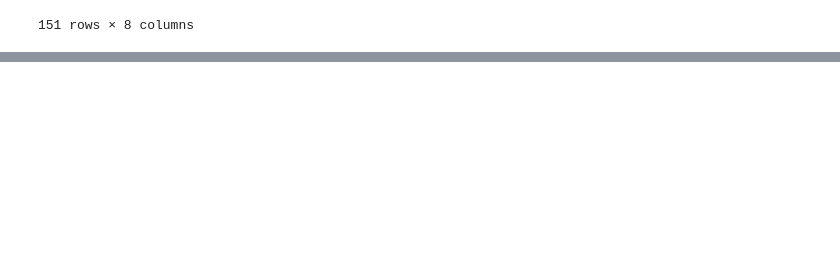
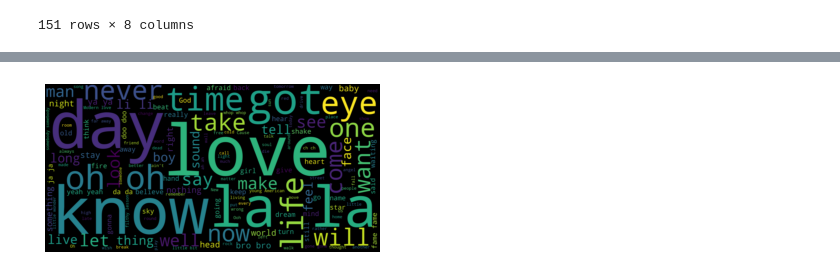
Before and after one commit to v-tao/bowiebot, a Jupyter notebook: Bowie Bot.ipynb, the cells around one changed output, grey strips where cells are left out. Saved outputs shown, nothing was run; the diff lists cells and outputs as text; code cells hidden in the pictures; blank space fills up the shorter version.

Commit message:
added word cloud

```diff
--- a/Bowie Bot.ipynb
+++ b/Bowie Bot.ipynb
@@ -152,3 +140,12 @@ fig = px.line(df2, x="Index", y="Percent Unique", title='Percent Unique Words')
 fig.show()
 # %% [output]
 [interactive output not drawn]
+# %%
+all_songs = "".join([song.text for song in data.songs])
+wordcloud = WordCloud(scale=10).generate(all_songs)
+plt.figure()
+plt.imshow(wordcloud, interpolation="bilinear")
+plt.axis("off")
+plt.show()
+# %% [output]
+[figure, added]
```
Also changed, not shown: parts of 4 cells of this notebook.
